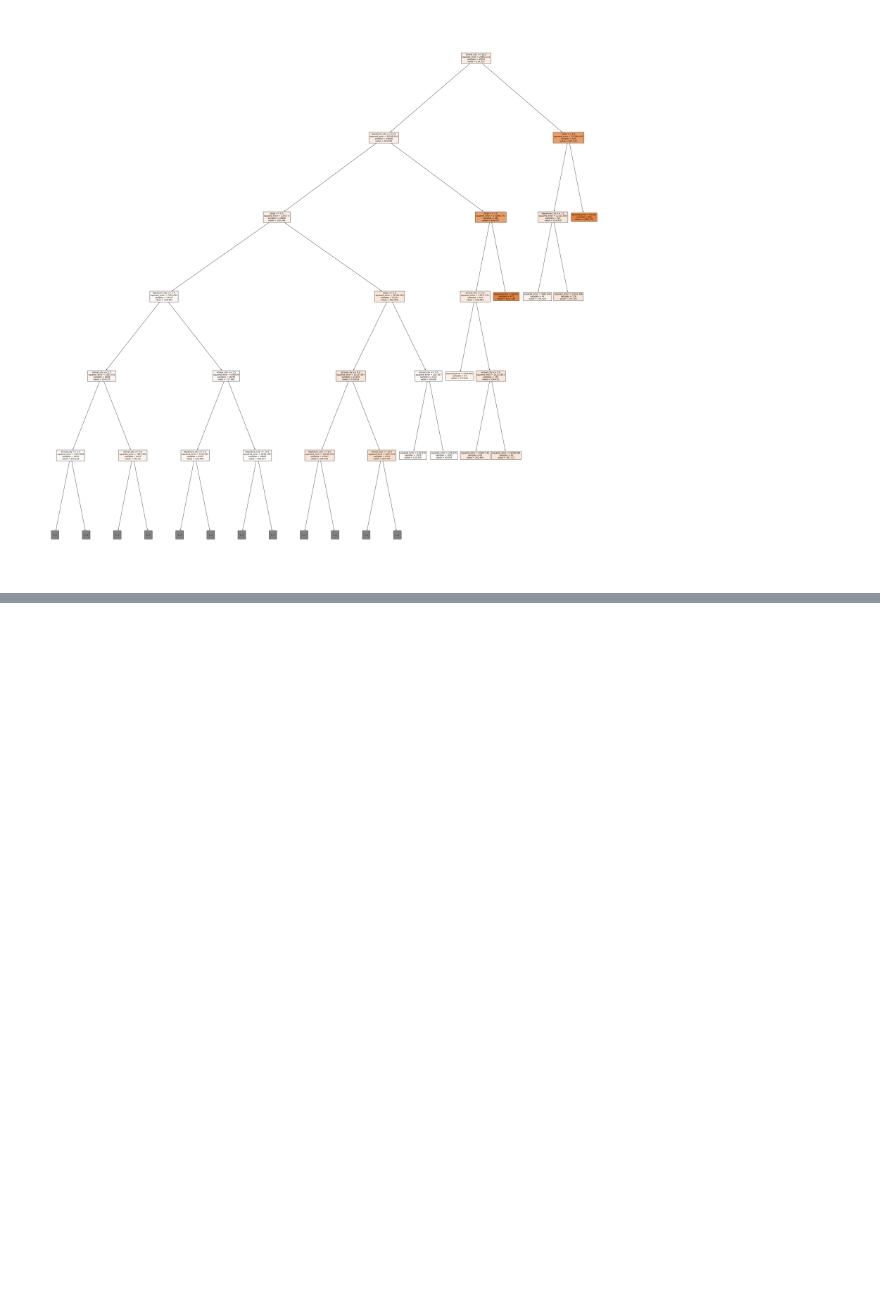
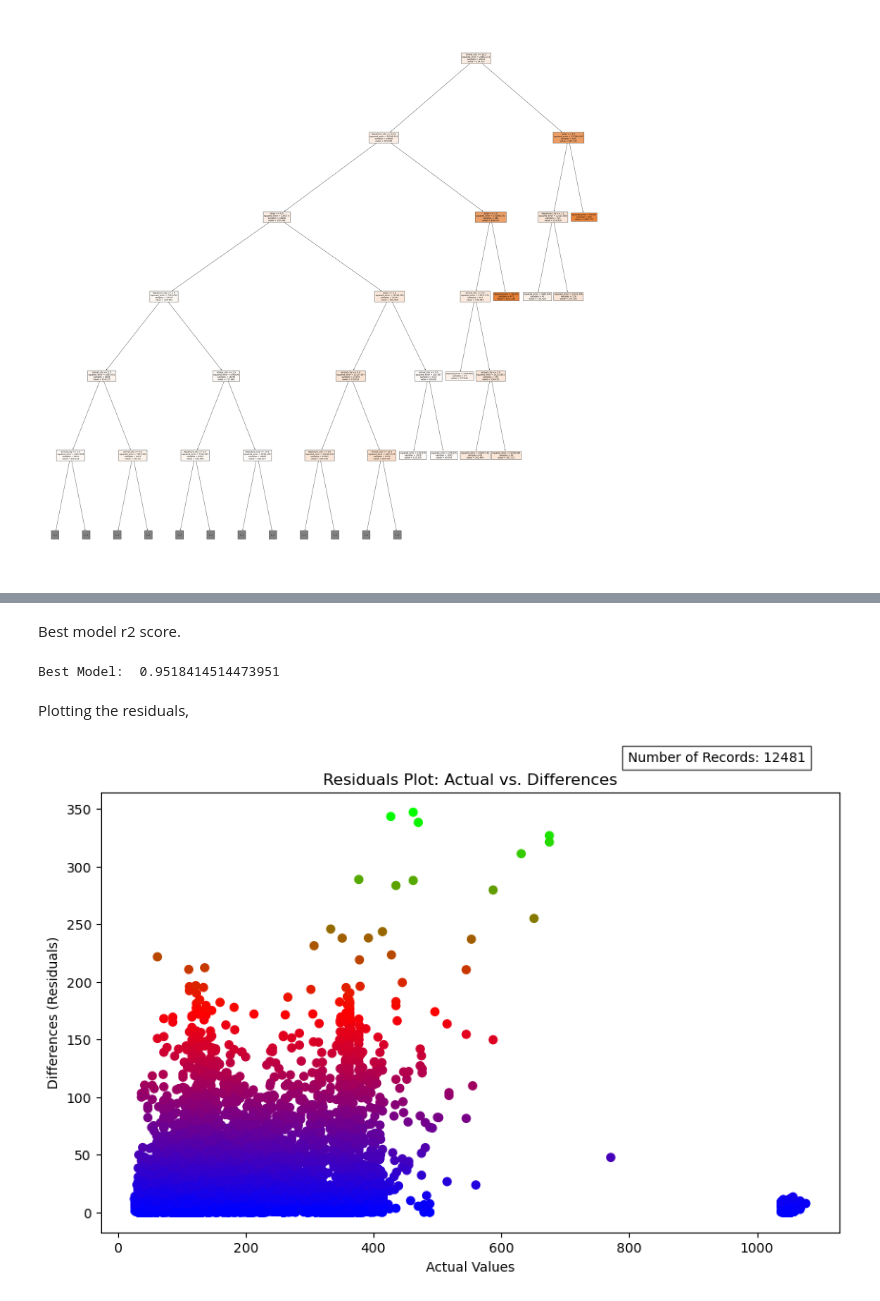
Before and after one commit to joss-thu/MLProj-GermanAirFares, a Jupyter notebook: German_Air_fares/ML_Project_AirFares.ipynb, the cells around one changed output, grey strips where cells are left out. Saved outputs shown, nothing was run; the diff lists cells and outputs as text; code cells hidden in the pictures; blank space fills up the shorter version.

```diff
--- a/German_Air_fares/ML_Project_AirFares.ipynb
+++ b/German_Air_fares/ML_Project_AirFares.ipynb
@@ -773,0 +960,31 @@ Conclusion:
+# %% [markdown]
+Best model r2 score.
+# %%
+print("Best Model: ", grid_search.best_estimator_.oob_score_)
+# %% [output]
+Best Model:  0.9518414514473951
+# %% [markdown]
+Plotting the residuals,
+# %%
+differences = abs(predictions - y_test)
+
+
+# Calculate normalized differences for color mapping
+normalized_differences = differences / differences.max()
+
+# Map normalized differences to a colormap (e.g., red shades)
+colors = plt.cm.brg(normalized_differences)
+
+# Create a scatter plot of differences
+plt.figure(figsize=(10, 6))
+num_records = len(y_test)
+plt.text(max(y_test), 400, f'Number of Records: {num_records}', ha='right',
+         va='top', color='black', fontsize=10, bbox=dict(facecolor='white', alpha=0.7))
+plt.scatter(y_test, differences, color=colors, alpha=1)
+plt.title('Residuals Plot: Actual vs. Differences')
+plt.xlabel('Actual Values')
+plt.ylabel('Differences (Residuals)')
+
+plt.show()
+# %% [output]
+[figure, added]
```
Also changed, not shown: parts of 25 cells of this notebook.
